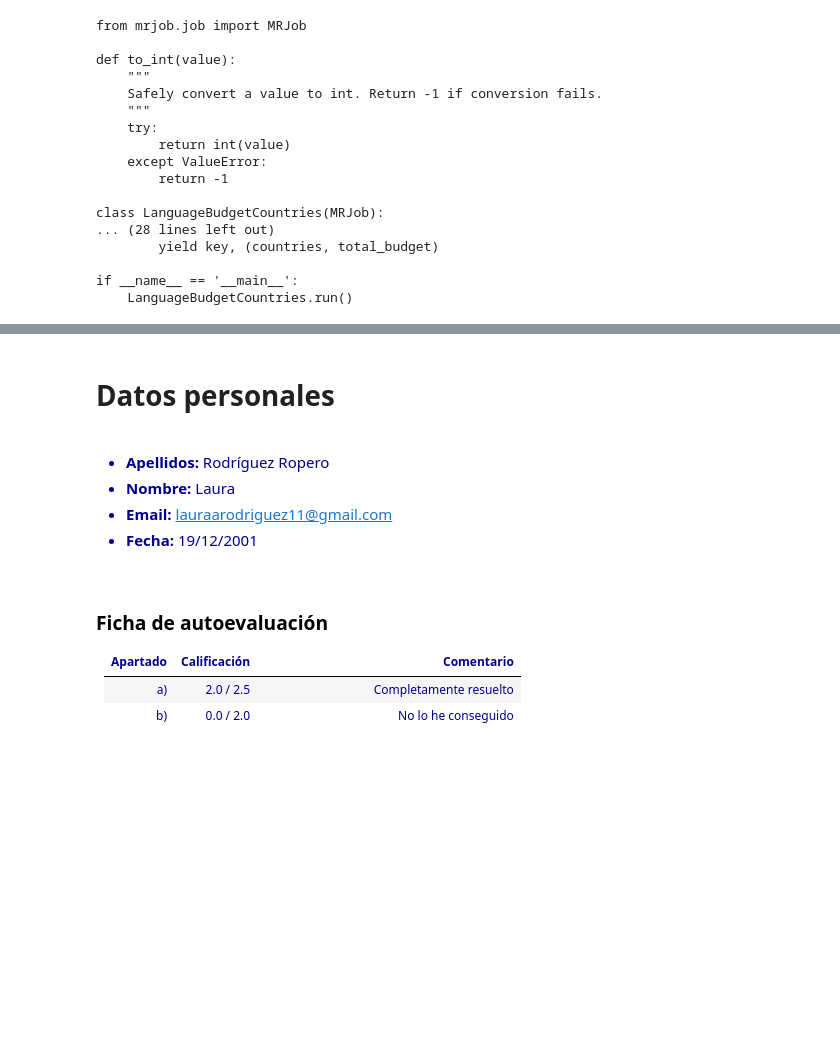
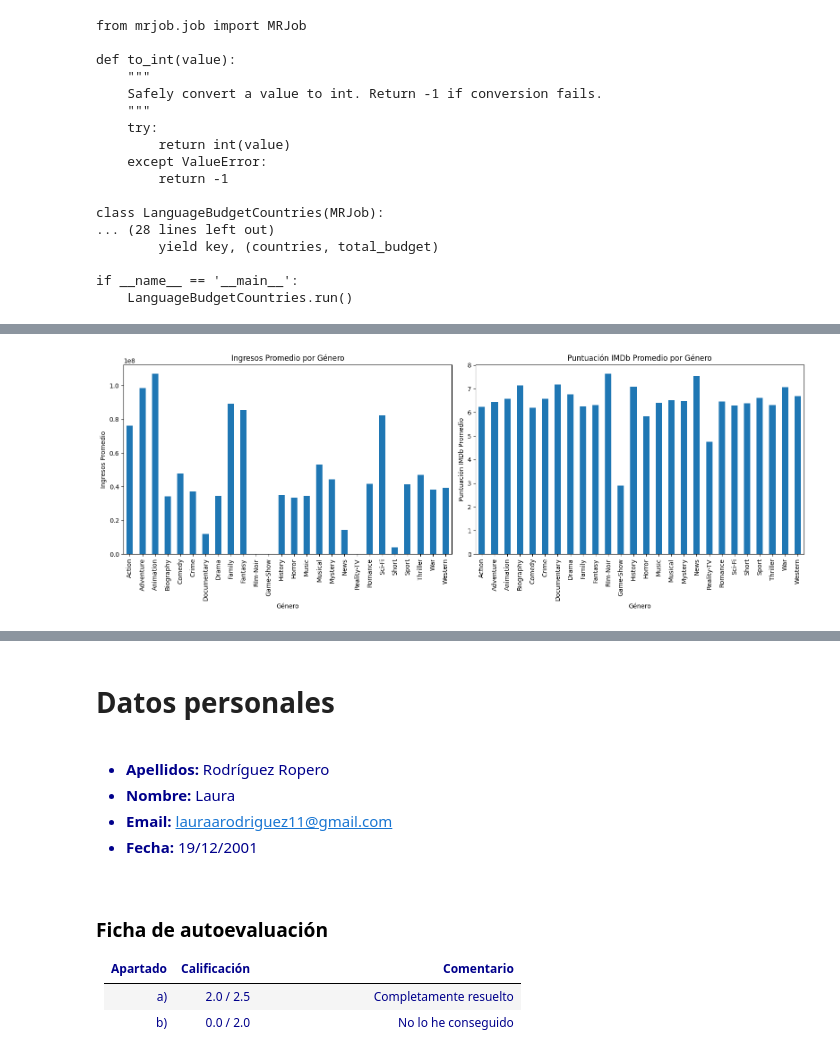
Before and after one commit to lauraarodriguez11/master_ucm, a Jupyter notebook: trabajos/4/movies_02.ipynb, the cells around one changed output, grey strips where cells are left out. Drawn from its saved outputs; the diff is of its cells as text; code cells hidden in the pictures; blank space fills up the shorter version.

```diff
--- a/trabajos/4/movies_02.ipynb
+++ b/trabajos/4/movies_02.ipynb
@@ -1365,0 +1440,3 @@ Tras eliminar el párrafo anterior, en verde, sustituye éste por tu enunciado,
+# %%
+expanded_genres = selected_data.assign(genres=selected_data['genres'].str.split('|')).explode('genres')
+expanded_genres
@@ -1365,0 +1457,25 @@ Tras eliminar el párrafo anterior, en verde, sustituye éste por tu enunciado,
+# %%
+# Datos promedio por género
+avg_metrics_by_genre_gross = expanded_genres.groupby('genres')[['gross']].mean()
+avg_metrics_by_genre_imbdscr = expanded_genres.groupby('genres')[['imdb_score']].mean()
+
+# Crear el lienzo con dos gráficos lado a lado
+fig, axes = plt.subplots(1, 2, figsize=(16, 6))
+
+# Gráfico 1: Ingresos promedio por género
+avg_metrics_by_genre_gross.plot(kind='bar', ax=axes[0], title="Ingresos Promedio por Género", legend=False)
+axes[0].set_xlabel("Género")
+axes[0].set_ylabel("Ingresos Promedio")
+axes[0].tick_params(axis='x', rotation=90)
+
+# Gráfico 2: Puntuación promedio IMDb por género
+avg_metrics_by_genre_imbdscr.plot(kind='bar', ax=axes[1], title="Puntuación IMDb Promedio por Género", legend=False)
+axes[1].set_xlabel("Género")
+axes[1].set_ylabel("Puntuación IMDb Promedio")
+axes[1].tick_params(axis='x', rotation=90)
+
+# Ajustar diseño para evitar superposición
+plt.tight_layout()
+plt.show()
+# %% [output]
+[figure, added]
```
Also changed, not shown: parts of 18 cells of this notebook.
